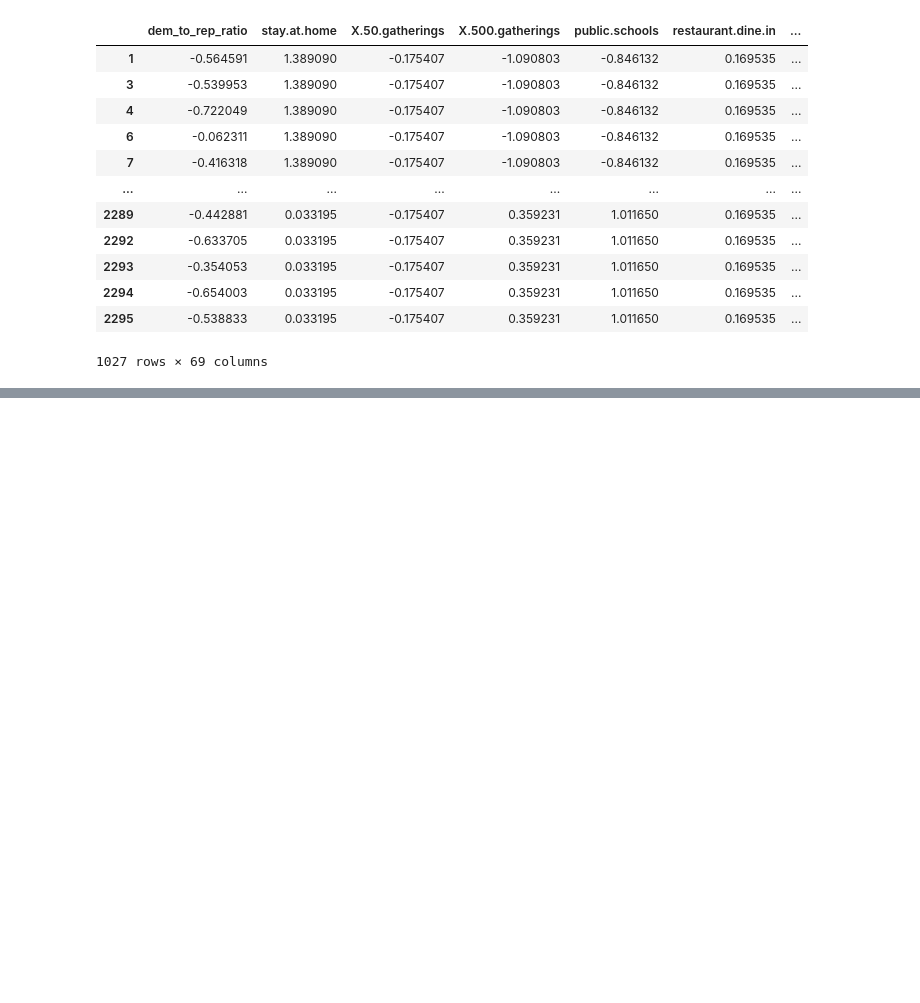
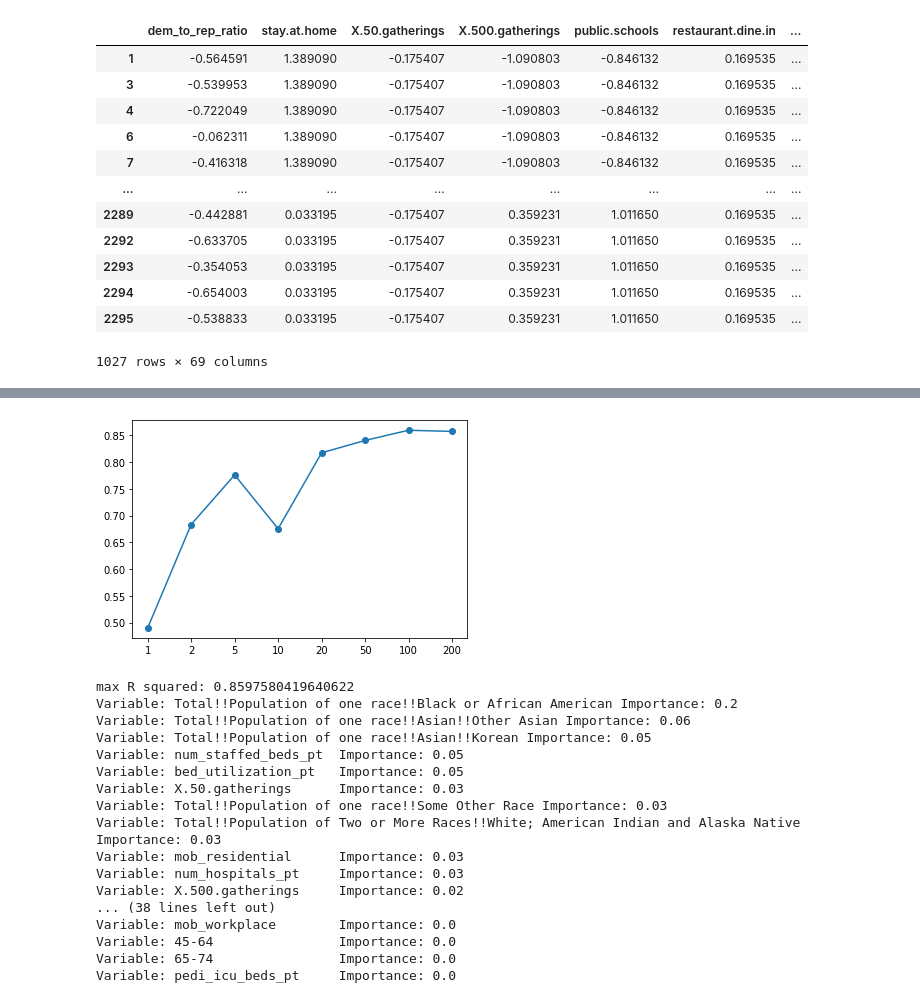
Before and after one commit to jenliketen/bst_263_project, a Jupyter notebook: bst263-em.ipynb, the cells around one changed output, grey strips where cells are left out. Drawn from its saved outputs; the diff is of its cells as text; code cells hidden in the pictures; blank space fills up the shorter version.

```diff
--- a/bst263-em.ipynb
+++ b/bst263-em.ipynb
@@ -215,0 +336,55 @@ whole_2.to_csv('FinalDataframe_with_cluster_2.csv')
+# %%
+km_1 = data[data["label"]==1]
+km1_X = km_1.drop(['Unnamed: 0', 'cases_total',
+       'deaths_total', 'cases_per_capita', 'deaths_per_capita',
+       'case_fatality_rate', 'num_hospitals', 'num_licensed_beds','num_staffed_beds','num_icu_beds',
+        'adult_icu_beds','pedi_icu_beds', 'potential_increase_in_bed_capac','bed_utilization','avg_ventilator_usage',
+                 "label", "label_2"], axis=1)
+km1_y = km_1["cases_per_capita"]
+X_train, X_test, y_train, y_test = train_test_split(km1_X, km1_y, test_size=0.33, random_state=66)
+np.random.seed(263)
+Bs = [1, 2, 5, 10, 20, 50, 100, 200]
+Rsqs = []
+for B in Bs:
+    regressor2 = RandomForestRegressor(n_estimators=B, max_depth=10)
+    regressor2.fit(X_train, y_train)
+    Rsqs.append(regressor2.score(X_train, y_train))
+# Make the plot
+plt.plot(list(map(str, Bs)), Rsqs, "-o")
+plt.show()
+max_Rsq = max(Rsqs)
+max_index = Rsqs.index(max_Rsq)
+print("\nmax R squared:", max_Rsq)
+B = Bs[max_index]
+B
+regressor2 = RandomForestRegressor(n_estimators=B, max_depth=10)
+regressor2.fit(X_train, y_train)
+preds = regressor2.predict(X_test)
+feature_list = list(km1_X.columns)
+# Get numerical feature importances
+importances = list(regressor2.feature_importances_)
+# List of tuples with variable and importance
+feature_importances = [(feature, round(importance, 2)) for feature, importance in zip(feature_list, importances)]
+# Sort the feature importances by most important first
+feature_importances = sorted(feature_importances, key = lambda x: x[1], reverse = True)
+# Print out the feature and importances
+[print('Variable: {:20} Importance: {}'.format(*pair)) for pair in feature_importances];
+# %% [output]
+[figure, added]
+max R squared: 0.8597580419640622
+Variable: Total!!Population of one race!!Black or African American Importance: 0.2
+Variable: Total!!Population of one race!!Asian!!Other Asian Importance: 0.06
+Variable: Total!!Population of one race!!Asian!!Korean Importance: 0.05
+Variable: num_staffed_beds_pt  Importance: 0.05
+Variable: bed_utilization_pt   Importance: 0.05
+Variable: X.50.gatherings      Importance: 0.03
+Variable: Total!!Population of one race!!Some Other Race Importance: 0.03
+Variable: Total!!Population of Two or More Races!!White; American Indian and Alaska Native Importance: 0.03
+Variable: mob_residential      Importance: 0.03
+Variable: num_hospitals_pt     Importance: 0.03
+Variable: X.500.gatherings     Importance: 0.02
+... (38 lines left out)
+Variable: mob_workplace        Importance: 0.0
+Variable: 45-64                Importance: 0.0
+Variable: 65-74                Importance: 0.0
+Variable: pedi_icu_beds_pt     Importance: 0.0
```
Also changed, not shown: parts of 16 cells of this notebook, 1 other file.
